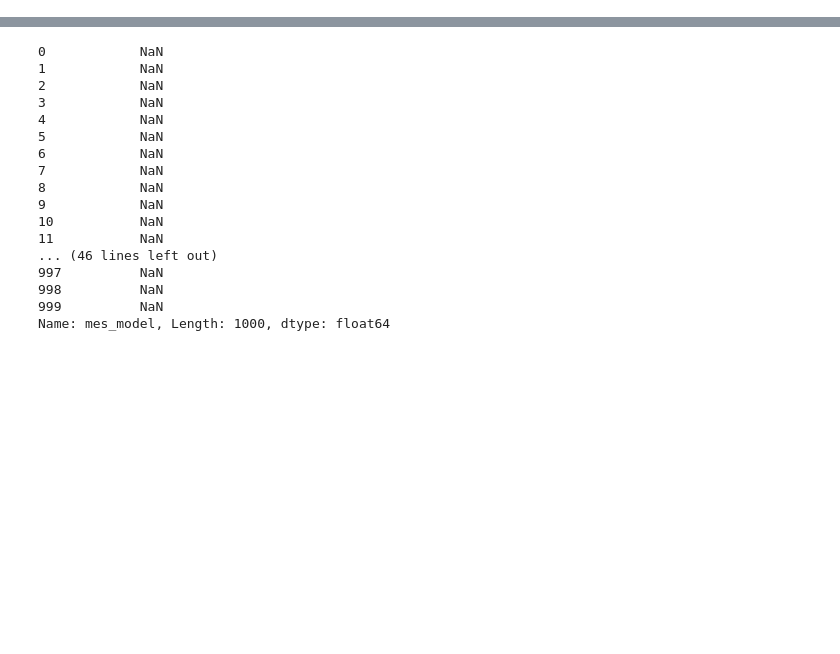
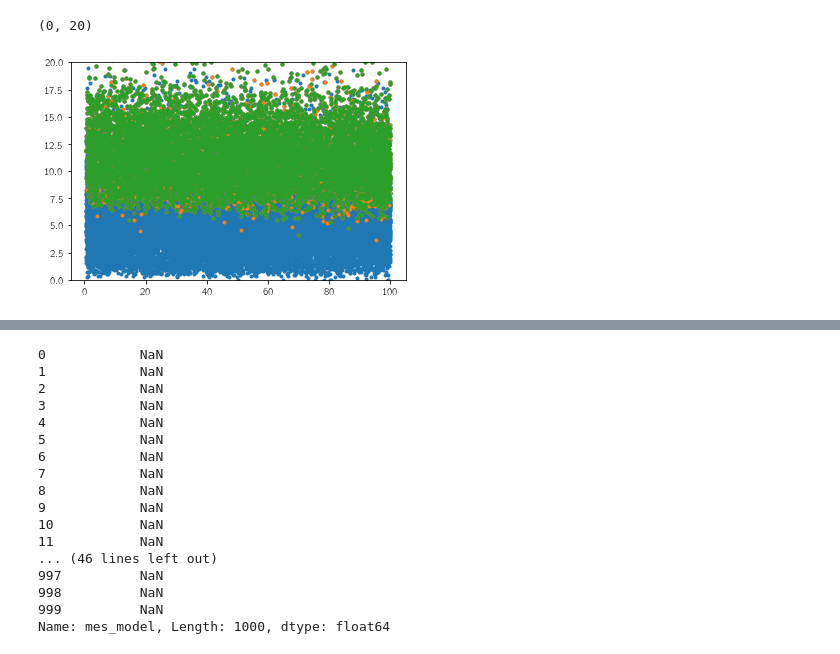
Before and after one commit to dfm/dr25, a Jupyter notebook: completeness_calibration.ipynb, the cells around one changed output, grey strips where cells are left out. Saved outputs shown, nothing was run; the diff lists cells and outputs as text; code cells hidden in the pictures; blank space fills up the shorter version.

```diff
--- a/completeness_calibration.ipynb
+++ b/completeness_calibration.ipynb
@@ -54,0 +84,17 @@ plt.plot(joined.depth, joined.depth)
+# %%
+joined["onesig_approx"] = np.nan + np.zeros(len(joined))
+for row, star in tqdm(joined.iterrows(), total=len(joined)):
+    ntran = np.sqrt(star.i_period / star.dataspan * star.dutycycle)
+    noise = np.interp(star.i_dur, durations, np.array(star[cdpp_cols], dtype=float))
+    joined.loc[row, "onesig_approx"] = noise * ntran
+joined["approx_mes"] = joined.depth / joined.onesig_approx
+# %%
+plt.plot(joined.i_period, joined.Expected_MES, ".")
+m = joined.Recovered > 0
+plt.plot(joined.i_period[m], joined.Expected_MES[m], ".")
+m = joined.Disp == "PC"
+plt.plot(joined.i_period[m], joined.Expected_MES[m], ".")
+plt.ylim(0, 20)
+# %% [output]
+(0, 20)
+[figure, added]
```
Also changed, not shown: parts of 25 cells of this notebook, 1 other file.
